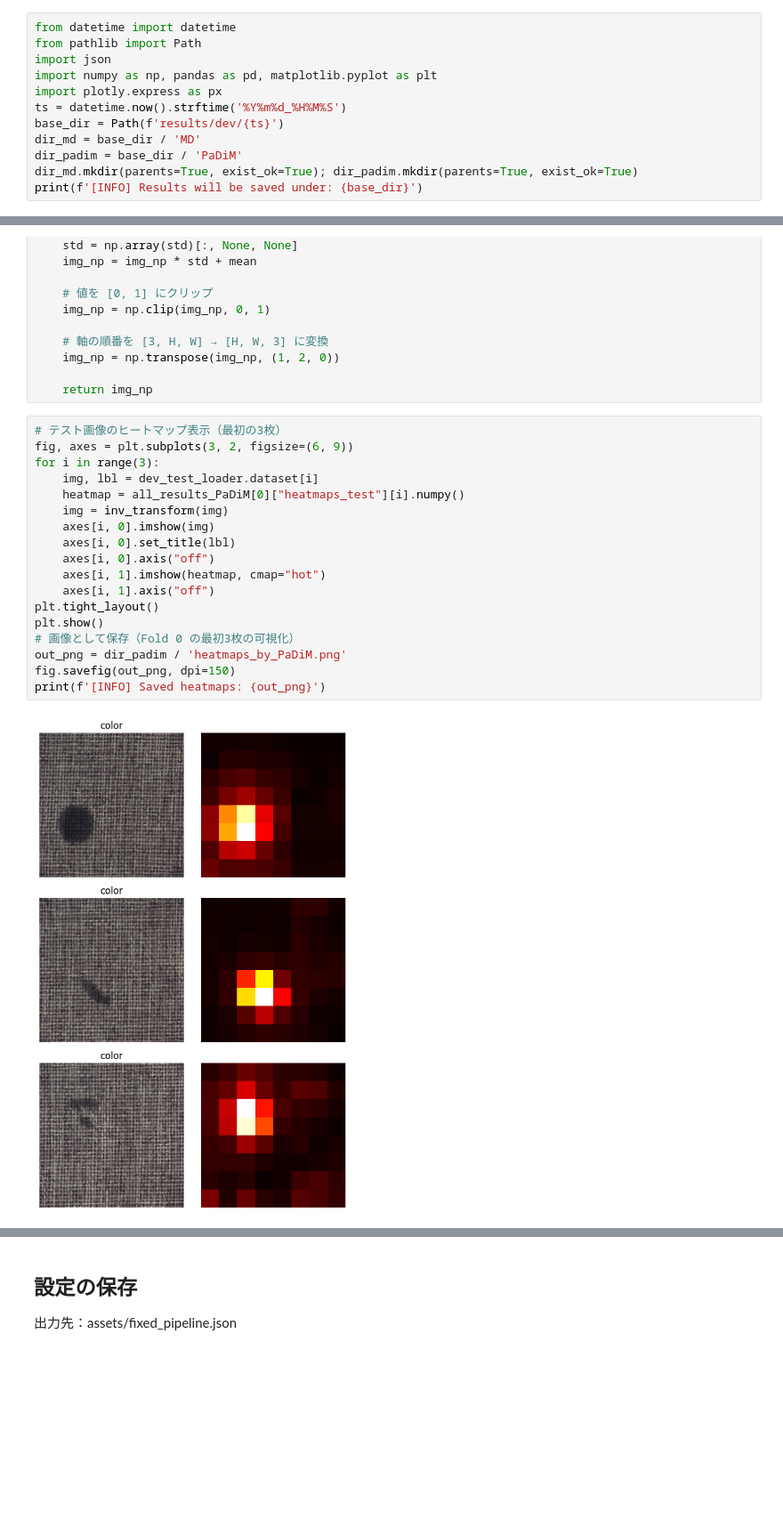
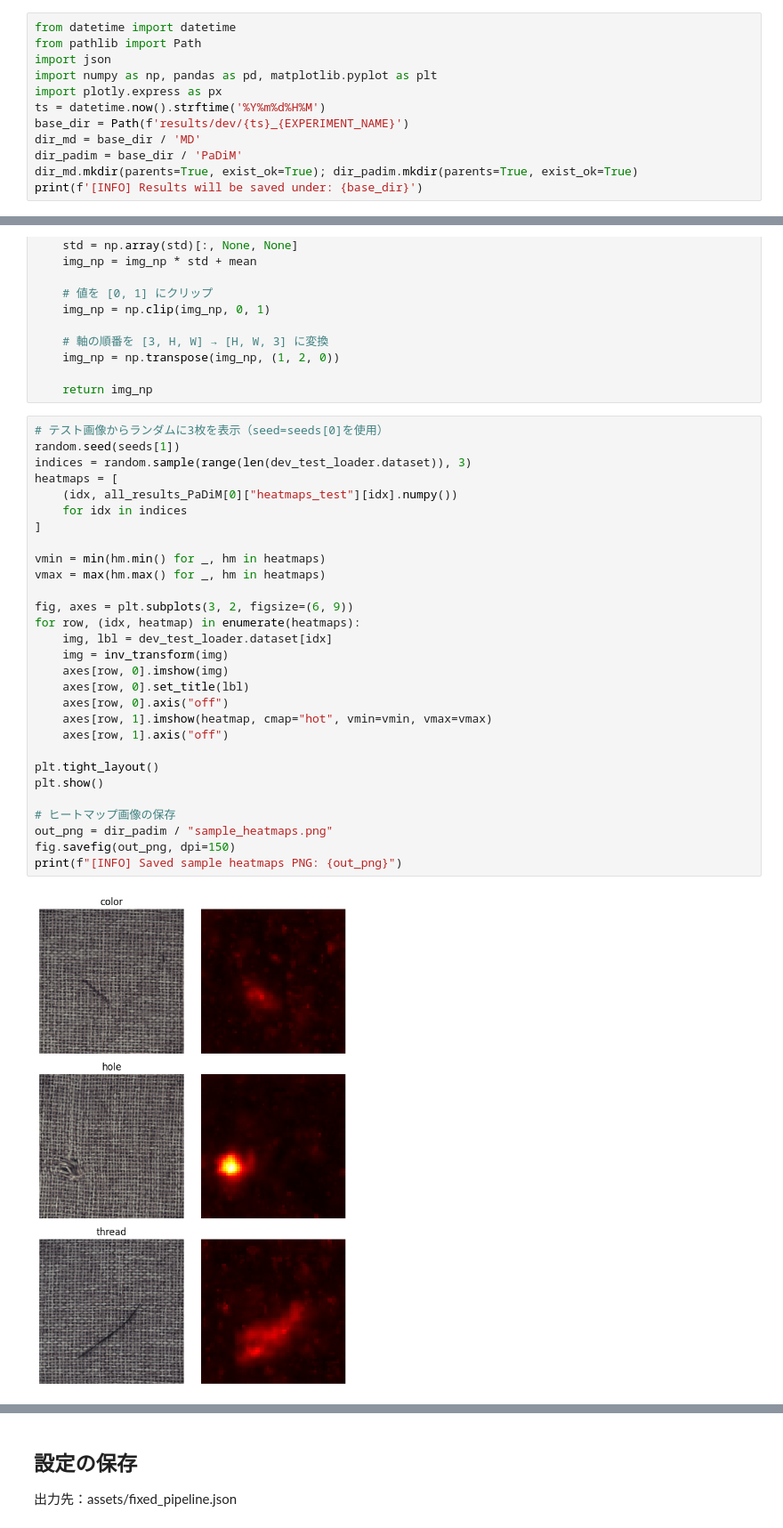
Before and after one commit to macken88/image-anomaly-detection, a Jupyter notebook: 01_experiments_dev.ipynb, the cells around one changed output, grey strips where cells are left out. Shown at 89% size. Cells and saved outputs as stored; diff of their text form; blank space fills up the shorter version.

```diff
--- a/01_experiments_dev.ipynb
+++ b/01_experiments_dev.ipynb
@@ -241,8 +233,8 @@ from pathlib import Path
 import json
 import numpy as np, pandas as pd, matplotlib.pyplot as plt
 import plotly.express as px
-ts = datetime.now().strftime('%Y%m%d_%H%M%S')
-base_dir = Path(f'results/dev/{ts}')
+ts = datetime.now().strftime('%Y%m%d%H%M')
+base_dir = Path(f'results/dev/{ts}_{EXPERIMENT_NAME}')
 dir_md = base_dir / 'MD'
 dir_padim = base_dir / 'PaDiM'
 dir_md.mkdir(parents=True, exist_ok=True); dir_padim.mkdir(parents=True, exist_ok=True)
@@ -495,22 +482,33 @@ def inv_transform(img_tensor, mean=[0.485, 0.456, 0.406], std=[0.229, 0.224, 0.2
 
     return img_np
 # %%
-# テスト画像のヒートマップ表示（最初の3枚）
+# テスト画像からランダムに3枚を表示（seed=seeds[0]を使用）
+random.seed(seeds[1])
+indices = random.sample(range(len(dev_test_loader.dataset)), 3)
+heatmaps = [
+    (idx, all_results_PaDiM[0]["heatmaps_test"][idx].numpy())
+    for idx in indices
+]
+
+vmin = min(hm.min() for _, hm in heatmaps)
+vmax = max(hm.max() for _, hm in heatmaps)
+
 fig, axes = plt.subplots(3, 2, figsize=(6, 9))
-for i in range(3):
-    img, lbl = dev_test_loader.dataset[i]
-    heatmap = all_results_PaDiM[0]["heatmaps_test"][i].numpy()
+for row, (idx, heatmap) in enumerate(heatmaps):
+    img, lbl = dev_test_loader.dataset[idx]
     img = inv_transform(img)
-    axes[i, 0].imshow(img)
-    axes[i, 0].set_title(lbl)
-    axes[i, 0].axis("off")
-    axes[i, 1].imshow(heatmap, cmap="hot")
-    axes[i, 1].axis("off")
+    axes[row, 0].imshow(img)
+    axes[row, 0].set_title(lbl)
+    axes[row, 0].axis("off")
+    axes[row, 1].imshow(heatmap, cmap="hot", vmin=vmin, vmax=vmax)
+    axes[row, 1].axis("off")
+
 plt.tight_layout()
 plt.show()
-# 画像として保存（Fold 0 の最初3枚の可視化）
-out_png = dir_padim / 'heatmaps_by_PaDiM.png'
+
+# ヒートマップ画像の保存
+out_png = dir_padim / "sample_heatmaps.png"
 fig.savefig(out_png, dpi=150)
-print(f'[INFO] Saved heatmaps: {out_png}')
+print(f"[INFO] Saved sample heatmaps PNG: {out_png}")
 # %% [output]
-[figure, old version]
+[figure, new version]
```
Also changed, not shown: parts of 15 cells of this notebook, 14 other files.
